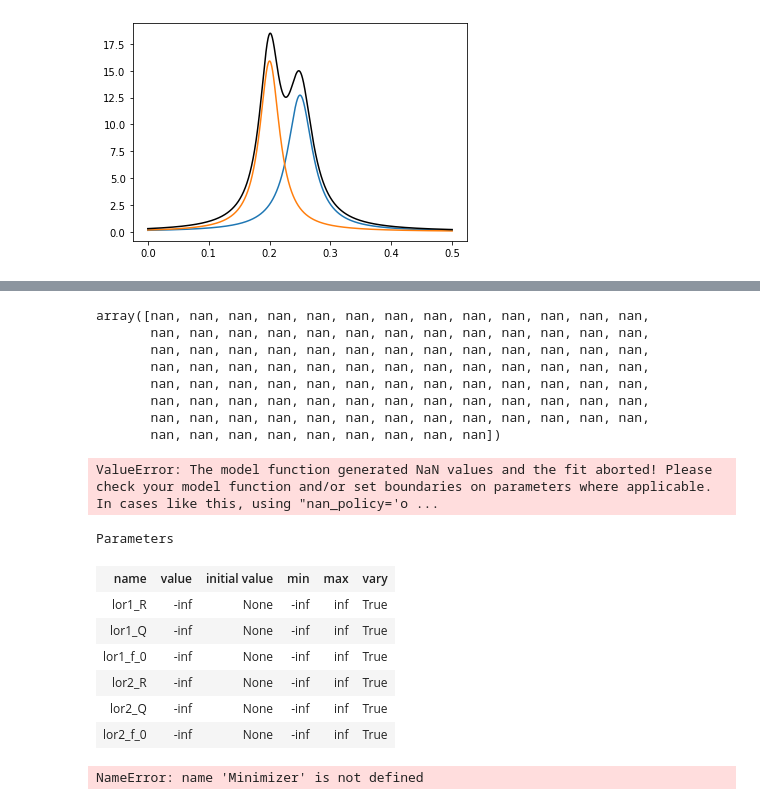
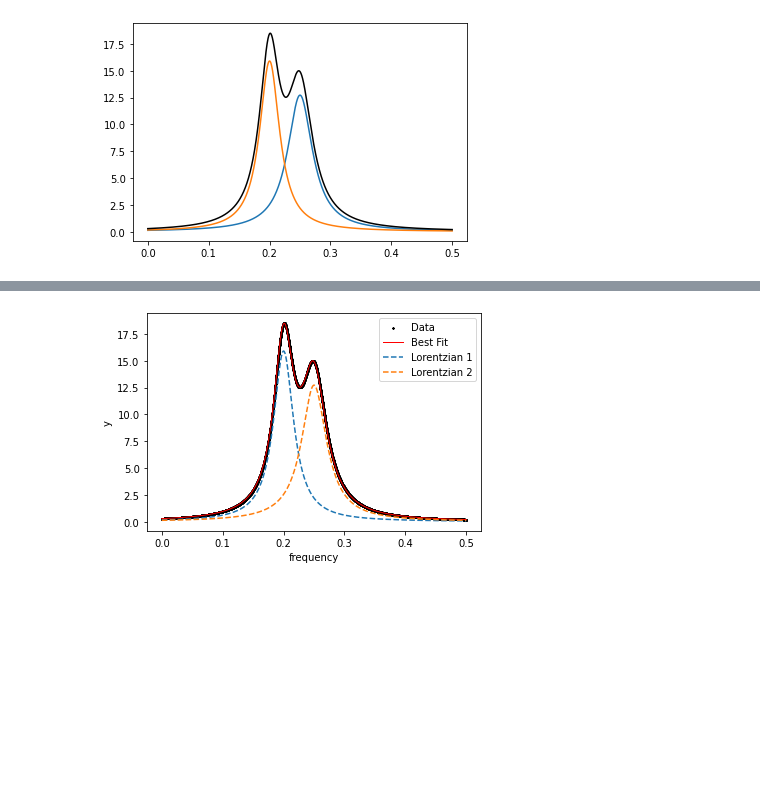
Before and after one commit to nx1/clear_skies, a Jupyter notebook: notebooks/exploratory.ipynb, the cells around one changed output, grey strips where cells are left out. Drawn from its saved outputs; the diff is of its cells as text; code cells hidden in the pictures; blank space fills up the shorter version.

```diff
--- a/notebooks/exploratory.ipynb
+++ b/notebooks/exploratory.ipynb
@@ -173,7 +174,7 @@ def lorentzian(f, R, Q, f_0):
         >>> lorentzian(2.0, 1.0, 0.5, 3.0)
         0.05161781938115525
     """
-    return (1 / np.pi) * ((R ** 2 * Q * f_0) / (f_0 ** 2 + Q ** 2 * (f - f_0) ** 2))
+    return (1 / np.pi) * ((R ** 2 * Q * f_0) / ((f_0 ** 2 + Q ** 2 * (f - f_0) ** 2)+1e-10))
 # %%
 l1 = lorentzian(freqs, R=1.0, Q=10, f_0=0.25)
 l2 = lorentzian(freqs, R=1.0, Q=10, f_0=0.2)
@@ -195,4 +192,12 @@ for i in range(1, N_lorentzians):
     model = model + Model(lorentzian, prefix=f'lor{i+1}_')
 
 params = model.make_params()
-params
+
+# Set up the initial values for the parameters
+# not doing this will result in NaN error when
+# trying to fit as the model will try and use
+# the NaN parameter values.
+for i in range(1, N_lorentzians + 1):
+    params[f'lor{i}_R'].set(value=1.0)
+    params[f'lor{i}_Q'].set(value=1.0)
+    params[f'lor{i}_f_0'].set(value=0.2)
@@ -207,0 +204,3 @@ Parameters
+# %%
+result = model.fit(data, params, f=freqs)
+result
@@ -208,27 +245,16 @@ Parameters
 # %%
-init = model.eval(params, f=np.linspace(0,100,100))
-init
+# Plot the data and the fitted curve
+plt.scatter(freqs, data, label='Data', marker='x', s=3, color='black')
+plt.plot(freqs, result.best_fit, color='red', lw=1.0, label='Best Fit')
+
+# Plot the components
+components = result.eval_components(f=freqs)
+for i in range(1, N_lorentzians + 1):
+    plt.plot(freqs, components[f'lor{i}_'], label=f'Lorentzian {i}', ls='--')
+
+plt.xlabel('frequency')
+plt.ylabel('y')
+plt.legend()
+plt.show()
 # %% [output]
-array([nan, nan, nan, nan, nan, nan, nan, nan, nan, nan, nan, nan, nan,
-       nan, nan, nan, nan, nan, nan, nan, nan, nan, nan, nan, nan, nan,
-       nan, nan, nan, nan, nan, nan, nan, nan, nan, nan, nan, nan, nan,
-       nan, nan, nan, nan, nan, nan, nan, nan, nan, nan, nan, nan, nan,
-       nan, nan, nan, nan, nan, nan, nan, nan, nan, nan, nan, nan, nan,
-       nan, nan, nan, nan, nan, nan, nan, nan, nan, nan, nan, nan, nan,
-       nan, nan, nan, nan, nan, nan, nan, nan, nan, nan, nan, nan, nan,
-       nan, nan, nan, nan, nan, nan, nan, nan, nan])
+[figure, added]
-# %%
-model.fit(data, f=freqs)
-# %% [output]
-ValueError: The model function generated NaN values and the fit aborted! Please check your model function and/or set boundaries on parameters where applicable. In cases like this, using "nan_policy='o ...
-# %%
-params
-# %% [output]
-Parameters
-| name | value | initial value | min | max | vary |
-| lor1_R | -inf | None | -inf | inf | True |
-| lor1_Q | -inf | None | -inf | inf | True |
-| lor1_f_0 | -inf | None | -inf | inf | True |
-| lor2_R | -inf | None | -inf | inf | True |
-| lor2_Q | -inf | None | -inf | inf | True |
-| lor2_f_0 | -inf | None | -inf | inf | True |
@@ -246,4 +260,0 @@ def fcn2min(params, x, data):
-# %%
-minner = Minimizer(fcn2min, params, fcn_args=(x, data))
-# %% [output]
-NameError: name 'Minimizer' is not defined
```
Also changed, not shown: parts of 10 cells of this notebook, 1 other file.
